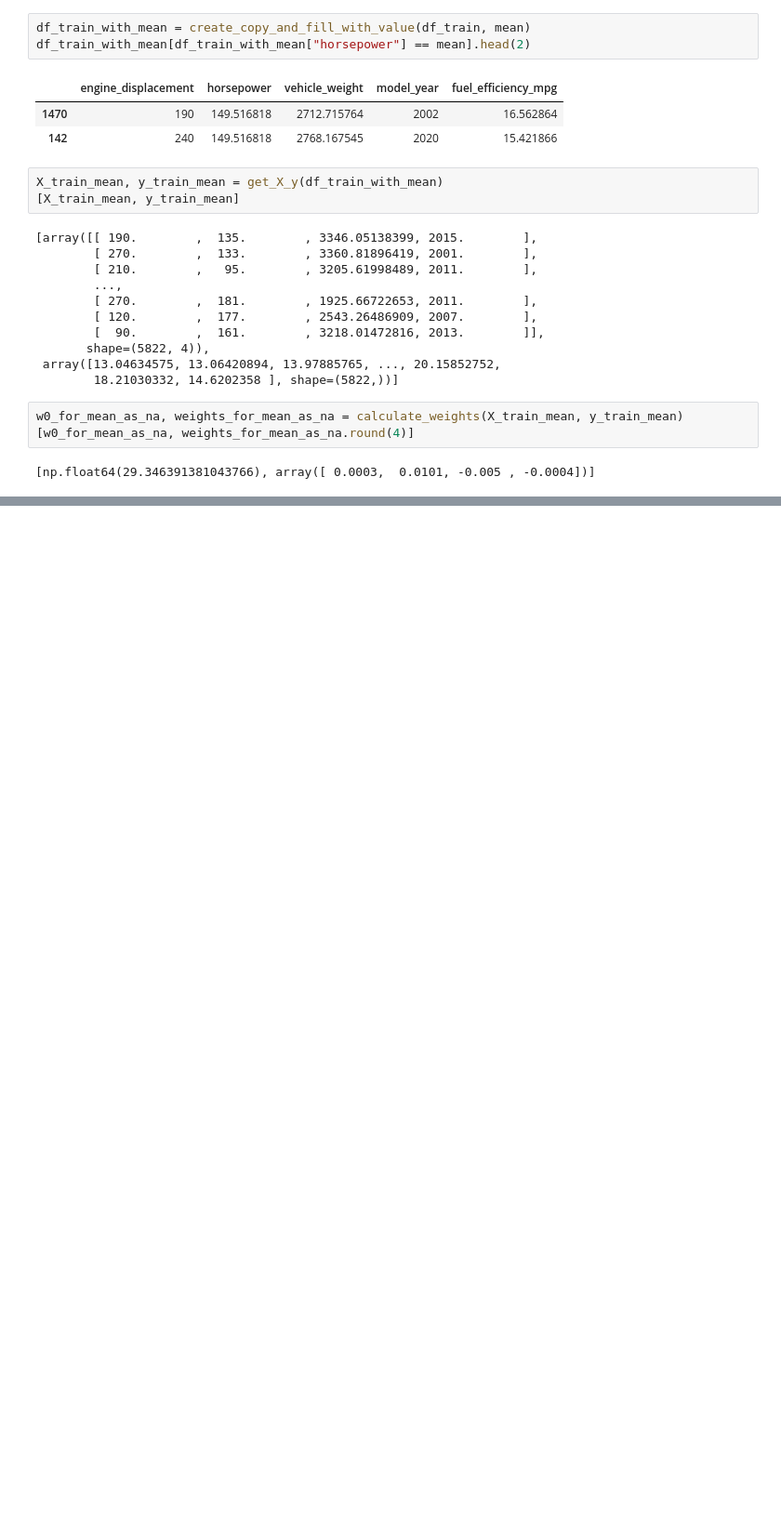
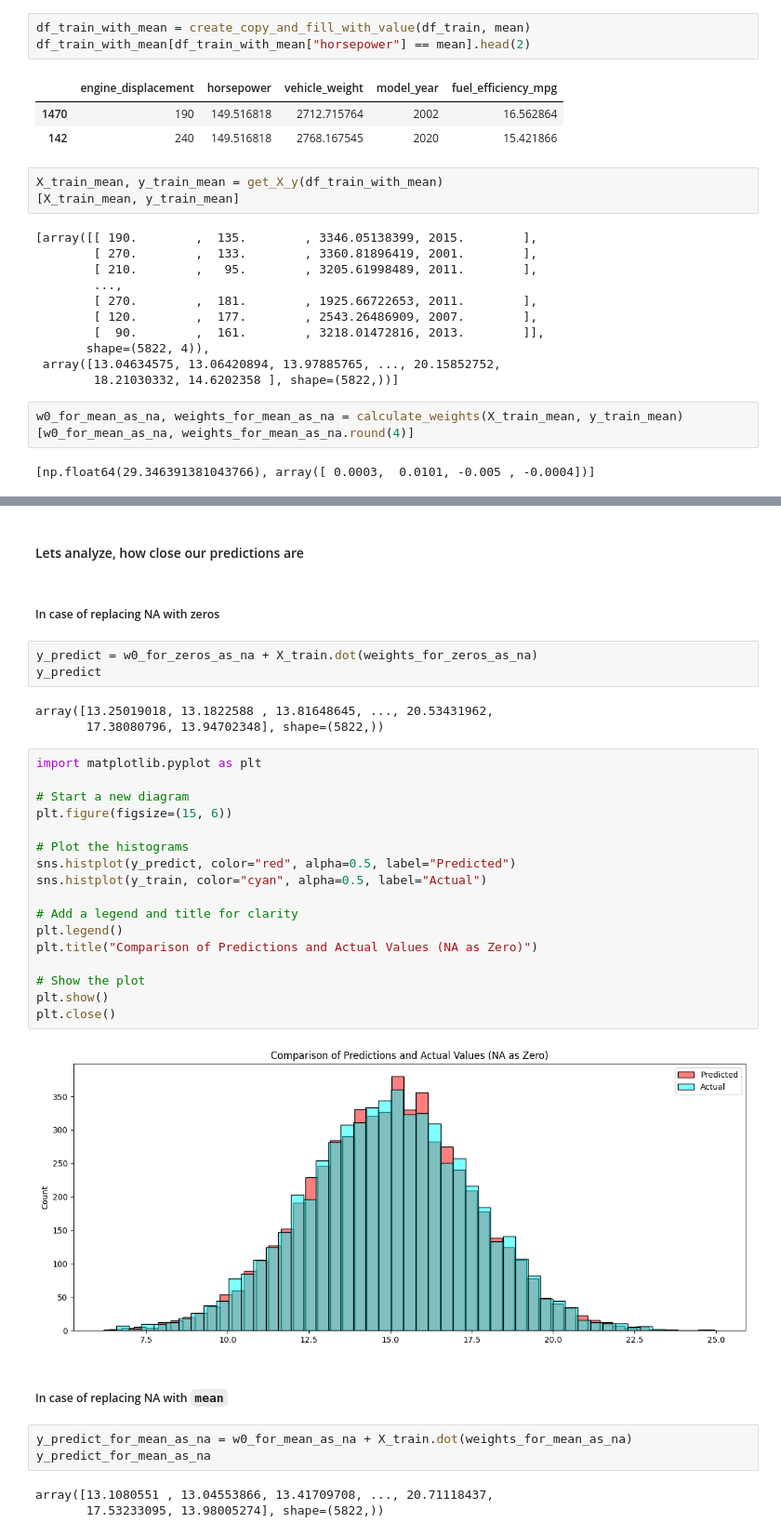
Before and after one commit to ArkadiyShuvaev/machine-learning-zoomcamp, a Jupyter notebook: src/02-regression/02-hw.ipynb, the cells around one changed output, grey strips where cells are left out. Shown at 93% size. Cells and saved outputs as stored; diff of their text form; blank space fills up the shorter version.

```diff
--- a/src/02-regression/02-hw.ipynb
+++ b/src/02-regression/02-hw.ipynb
@@ -392 +392,38 @@ plot_feature_weights(weights_for_mean_as_na, subtitle=": NA as mean")
 [figure]
+# %% [markdown]
+#### Lets analyze, how close our predictions are
+# %% [markdown]
+##### In case of replacing NA with zeros
+# %%
+y_predict = w0_for_zeros_as_na + X_train.dot(weights_for_zeros_as_na)
+y_predict
+# %% [output]
+array([13.25019018, 13.1822588 , 13.81648645, ..., 20.53431962,
+       17.38080796, 13.94702348], shape=(5822,))
+# %%
+import matplotlib.pyplot as plt
+
+# Start a new diagram
+plt.figure(figsize=(15, 6))
+
+# Plot the histograms
+sns.histplot(y_predict, color="red", alpha=0.5, label="Predicted")
+sns.histplot(y_train, color="cyan", alpha=0.5, label="Actual")
+
+# Add a legend and title for clarity
+plt.legend()
+plt.title("Comparison of Predictions and Actual Values (NA as Zero)")
+
+# Show the plot
+plt.show()
+plt.close()
+# %% [output]
+[figure, added]
+# %% [markdown]
+##### In case of replacing NA with `mean`
+# %%
+y_predict_for_mean_as_na = w0_for_mean_as_na + X_train.dot(weights_for_mean_as_na)
+y_predict_for_mean_as_na
+# %% [output]
+array([13.1080551 , 13.04553866, 13.41709708, ..., 20.71118437,
+       17.53233095, 13.98005274], shape=(5822,))
```
Also changed, not shown: parts of 6 cells of this notebook.
